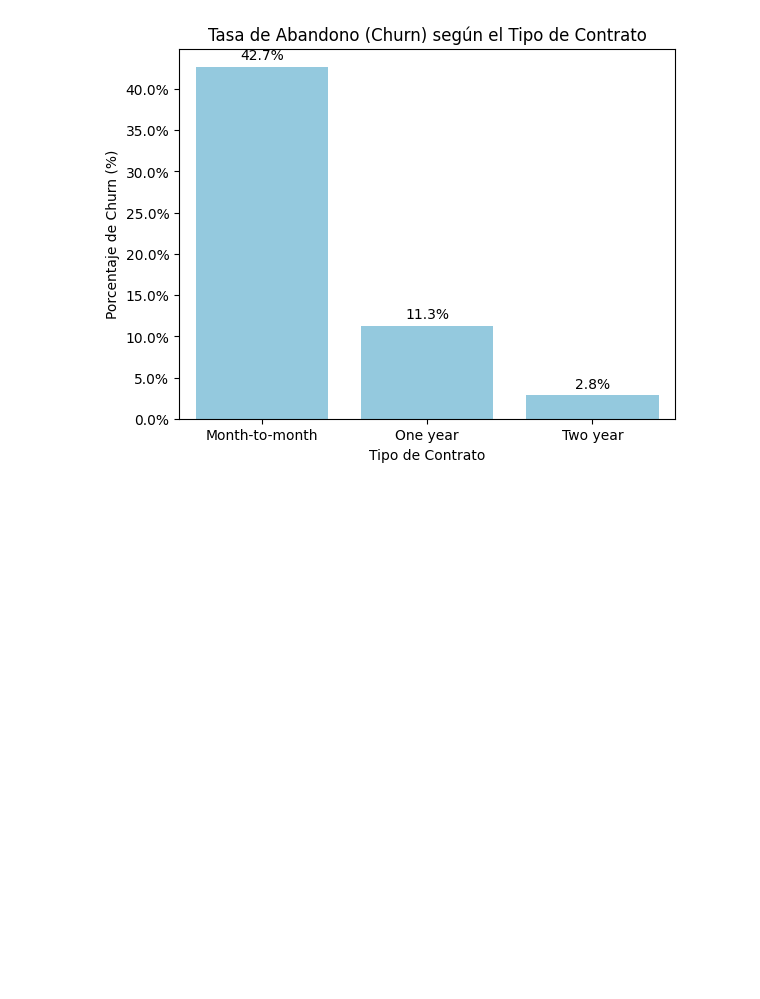
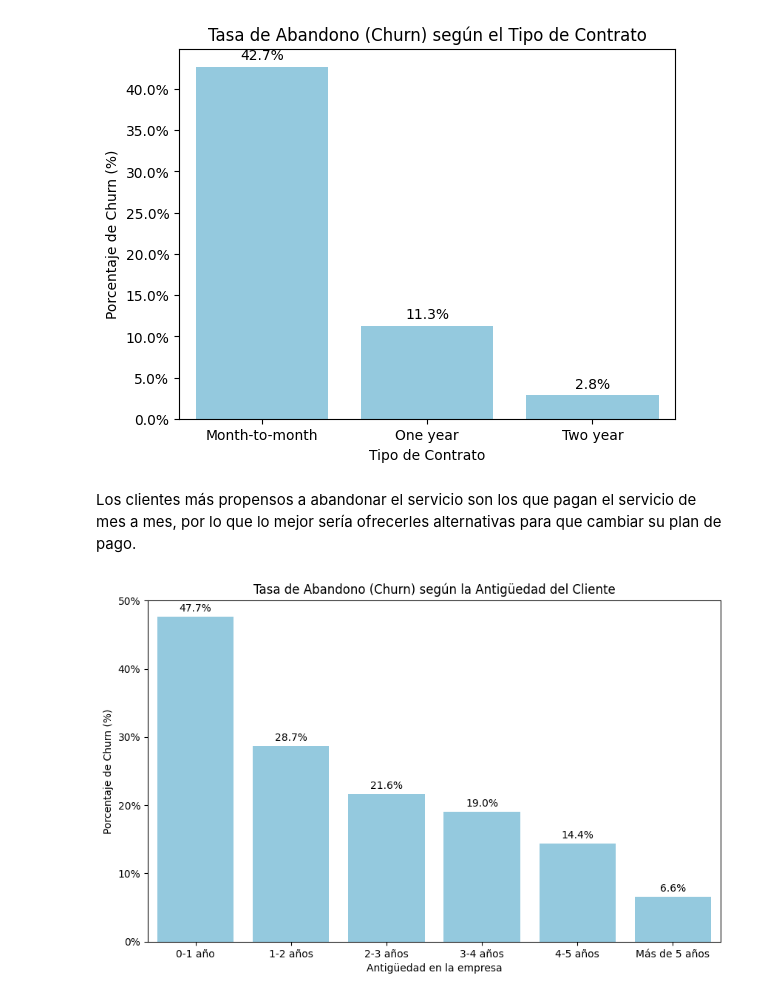
Before and after one commit to Dalzsfn/deteccion-de-abandono-de-servicios, a Jupyter notebook: analisis.ipynb, the cells around one changed output. Drawn from its saved outputs; the diff is of its cells as text; code cells hidden in the pictures; blank space fills up the shorter version.

```diff
--- a/analisis.ipynb
+++ b/analisis.ipynb
@@ -71,3 +71,23 @@ plt.xlabel('Tipo de Contrato')
 # %% [output]
 Text(0.5, 0, 'Tipo de Contrato')
 [figure]
+# %% [markdown]
+Los clientes más propensos a abandonar el servicio son los que pagan el servicio de mes a mes, por lo que lo mejor sería ofrecerles alternativas para que cambiar su plan de pago.
+# %%
+limites = [0, 12, 24, 36, 48, 60, 75]
+nombres_intervalos = ['0-1 año', '1-2 años', '2-3 años', '3-4 años', '4-5 años', 'Más de 5 años']
+
+df2['tenure_group'] = pd.cut(df2['tenure'], bins=limites, labels=nombres_intervalos)
+plt.figure(figsize=(10, 6))
+ax = sns.barplot(data=df2, x='tenure_group', y='Churn', errorbar=None, color='skyblue')
+ax.yaxis.set_major_formatter(PercentFormatter(1.0))
+etiquetas_barras = [f"{barra.get_height():.1%}" for barra in ax.containers[0]]
+ax.bar_label(ax.containers[0], labels=etiquetas_barras, padding=3)
+
+plt.title('Tasa de Abandono (Churn) según la Antigüedad del Cliente')
+plt.ylabel('Porcentaje de Churn (%)')
+plt.xlabel('Antigüedad en la empresa')
+
+plt.show()
+# %% [output]
+[figure, added]
```
Also changed, not shown: parts of 3 cells of this notebook.
